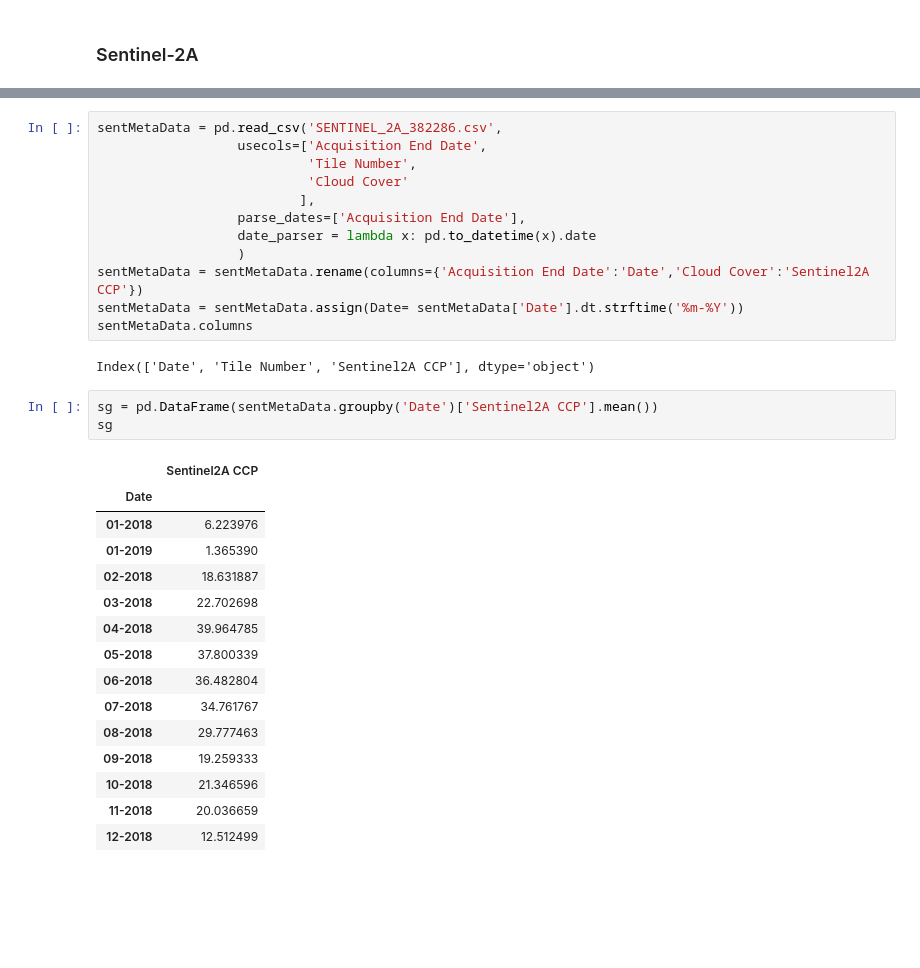
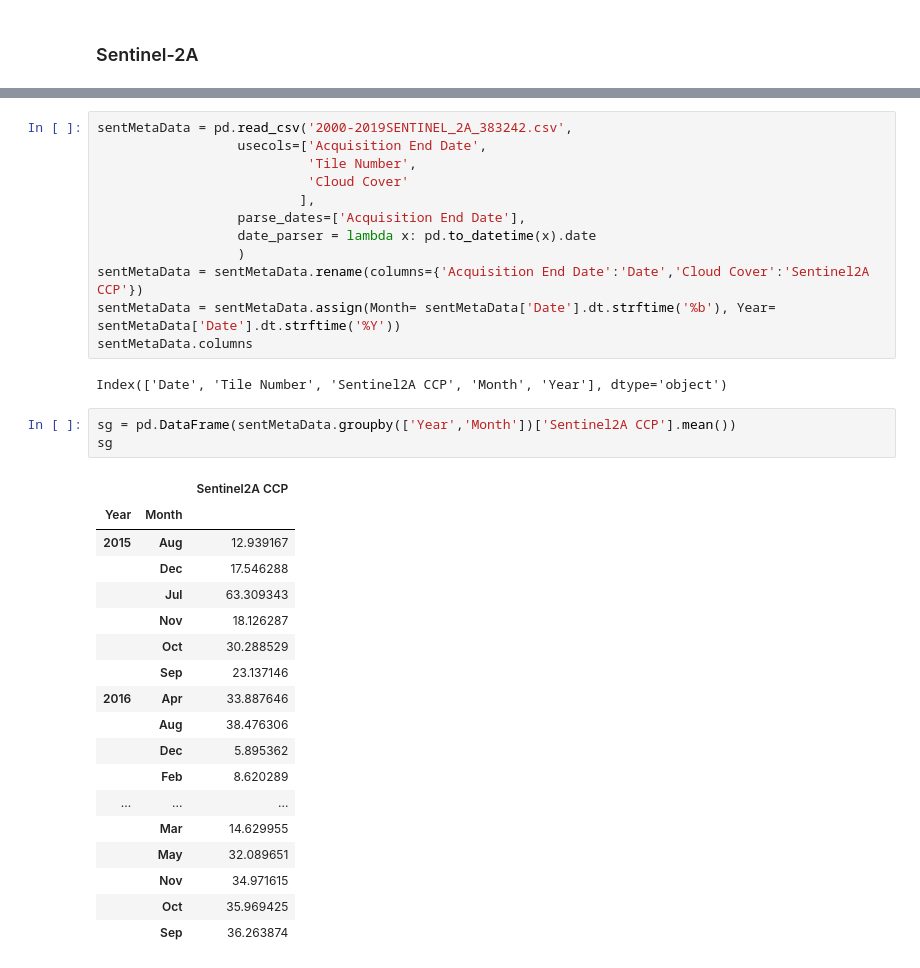
Before and after one commit to arisema/RemoteSensing, a Jupyter notebook: Sentinel2A_Landsat8_comparison.ipynb, the cells around one changed output, grey strips where cells are left out. Drawn from its saved outputs; the diff is of its cells as text; blank space fills up the shorter version.

Commit message:
Comparison of years 2015-2019

```diff
--- a/Sentinel2A_Landsat8_comparison.ipynb
+++ b/Sentinel2A_Landsat8_comparison.ipynb
@@ -95,7 +97,7 @@ Index(['Entity ID', 'Acquisition Start Date', 'Acquisition End Date',
        'SW Corner Long dec', 'Display ID', 'Ordering ID', 'Browse Link'],
       dtype='object')
 # %%
-sentMetaData = pd.read_csv('SENTINEL_2A_382286.csv',
+sentMetaData = pd.read_csv('2000-2019SENTINEL_2A_383242.csv',
                   usecols=['Acquisition End Date',
                            'Tile Number',
                            'Cloud Cover'
@@ -104,26 +106,29 @@ sentMetaData = pd.read_csv('SENTINEL_2A_382286.csv',
                   date_parser = lambda x: pd.to_datetime(x).date
                   )
 sentMetaData = sentMetaData.rename(columns={'Acquisition End Date':'Date','Cloud Cover':'Sentinel2A CCP'})
-sentMetaData = sentMetaData.assign(Date= sentMetaData['Date'].dt.strftime('%m-%Y'))
+sentMetaData = sentMetaData.assign(Month= sentMetaData['Date'].dt.strftime('%b'), Year= sentMetaData['Date'].dt.strftime('%Y'))
 sentMetaData.columns
 # %% [output]
-Index(['Date', 'Tile Number', 'Sentinel2A CCP'], dtype='object')
+Index(['Date', 'Tile Number', 'Sentinel2A CCP', 'Month', 'Year'], dtype='object')
 # %%
-sg = pd.DataFrame(sentMetaData.groupby('Date')['Sentinel2A CCP'].mean())
+sg = pd.DataFrame(sentMetaData.groupby(['Year','Month'])['Sentinel2A CCP'].mean())
 sg
 # %% [output]
-|  | Sentinel2A CCP |
-| Date |  |
-| 01-2018 | 6.223976 |
-| 01-2019 | 1.365390 |
-| 02-2018 | 18.631887 |
-| 03-2018 | 22.702698 |
-| 04-2018 | 39.964785 |
-| 05-2018 | 37.800339 |
-| 06-2018 | 36.482804 |
-| 07-2018 | 34.761767 |
-| 08-2018 | 29.777463 |
-| 09-2018 | 19.259333 |
-| 10-2018 | 21.346596 |
-| 11-2018 | 20.036659 |
-| 12-2018 | 12.512499 |
+|  |  | Sentinel2A CCP |
+| Year | Month |  |
+| 2015 | Aug | 12.939167 |
+|  | Dec | 17.546288 |
+|  | Jul | 63.309343 |
+|  | Nov | 18.126287 |
+|  | Oct | 30.288529 |
+|  | Sep | 23.137146 |
+| 2016 | Apr | 33.887646 |
+|  | Aug | 38.476306 |
+|  | Dec | 5.895362 |
+|  | Feb | 8.620289 |
+| ... | ... | ... |
+|  | Mar | 14.629955 |
+|  | May | 32.089651 |
+|  | Nov | 34.971615 |
+|  | Oct | 35.969425 |
+|  | Sep | 36.263874 |
```
Also changed, not shown: parts of 13 cells of this notebook.
